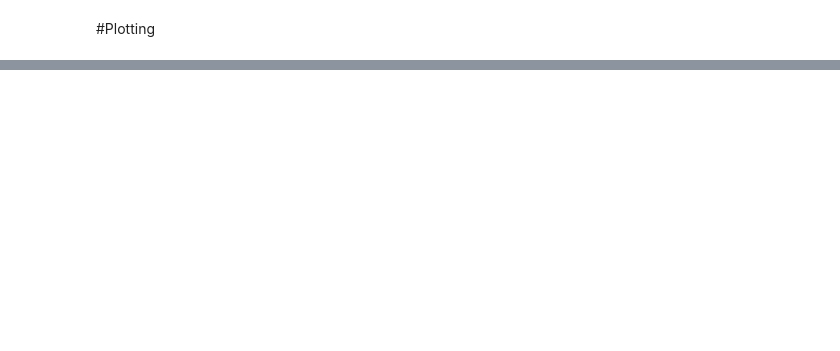
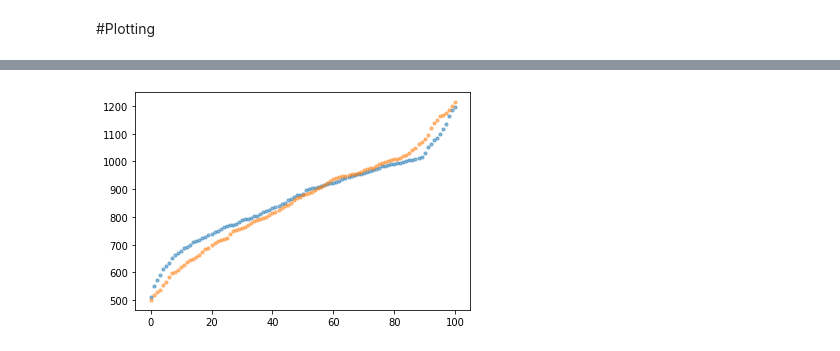
Before and after one commit to jfmalloy1/UltraMarathon_Prediction, a Jupyter notebook: BC_analysis.ipynb, the cells around one changed output, grey strips where cells are left out. Saved outputs shown, nothing was run; the diff lists cells and outputs as text; code cells hidden in the pictures; blank space fills up the shorter version.

```diff
--- a/BC_analysis.ipynb
+++ b/BC_analysis.ipynb
@@ -38,3 +42,16 @@ def analyze_year(year):
   df["Minutes"] = df["Time"].apply(convert_to_minutes)
 
   return df[df["Minutes"] > 0]
+# %%
+### Finds the percentiles of each finisher using the np.floor function to round all percentiles down ###
+def find_percentiles(year):
+  #Find specific data for a specific year, filter out non-finishers
+  df = analyze_year(year)
+
+  #Find percentiles, round down for each one (using np.floor)
+  percentiles = df["Minutes"].apply(lambda x: stats.percentileofscore(df["Minutes"], x))
+  df["Percentiles"] = percentiles
+  df["Percentiles"] = df["Percentiles"].apply(np.floor)
+
+  #print(df)
+  return df
@@ -56,0 +110,10 @@ plt.show()
+# %%
+# Percentile distribution of finishers, average minutes for each percentile on y-axis
+fig = plt.figure()
+for year in [2020, 2021]:
+  df = find_percentiles(year)
+  #Find average number of minutes for each percentile (only relevant to this graph)
+  df = df.groupby("Percentiles", as_index=False)["Minutes"].mean()
+  plt.scatter(x=df["Percentiles"], y=df["Minutes"], alpha=0.5, s=10)
+# %% [output]
+[figure, added]
```
Also changed, not shown: parts of 6 cells of this notebook, 9 other files.
